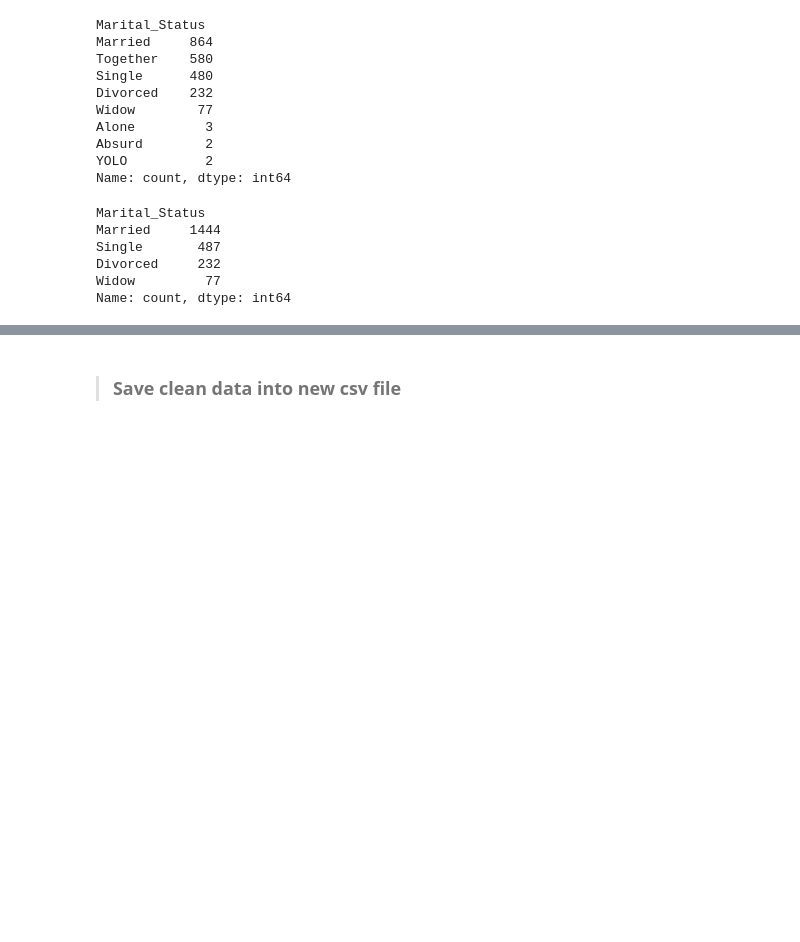
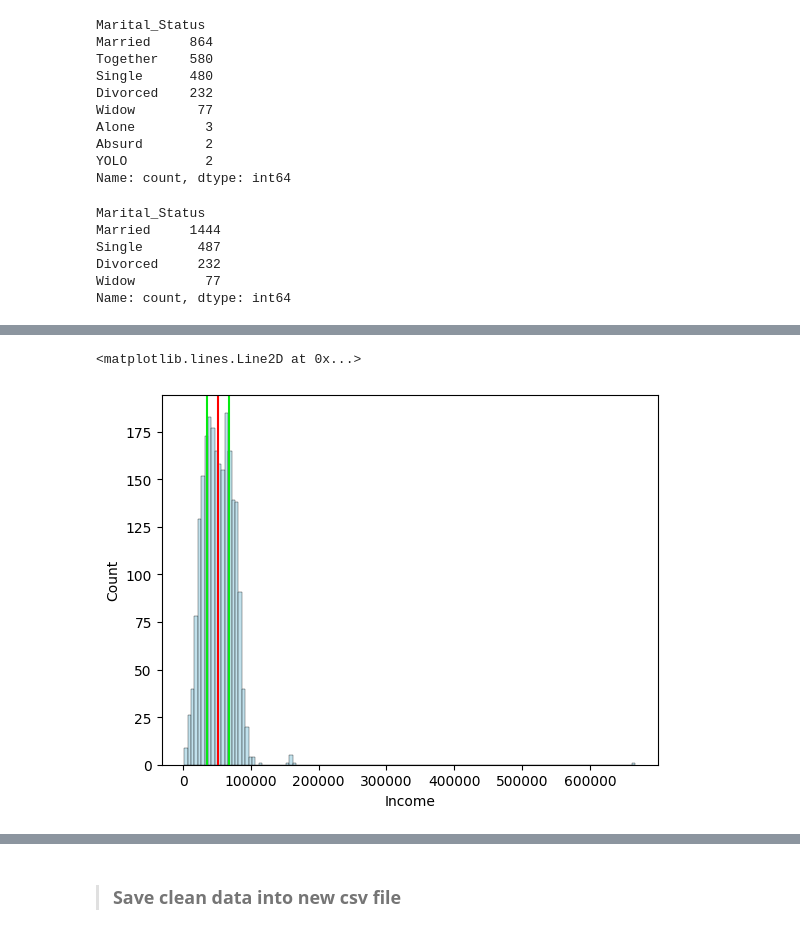
Before and after one commit to fnkhairudin/CapstoneProjectModul2, a Jupyter notebook: notebooks/1.0-fnk-data-prepreation.ipynb, the cells around one changed output, grey strips where cells are left out. Cells and saved outputs as stored; diff of their text form; code cells hidden in the pictures; blank space fills up the shorter version.

```diff
--- a/notebooks/1.0-fnk-data-prepreation.ipynb
+++ b/notebooks/1.0-fnk-data-prepreation.ipynb
@@ -722,11 +695,11 @@ df.head()
 - drop Kidhome column and Teenhome column in order to reduce data rendundancy
 # %%
 # insert new column at index 8
-df.insert(loc = 8,
+df_updated.insert(loc = 8,
           column = 'num_children',
-          value = df['Kidhome'] + df['Teenhome'])
+          value = df_updated['Kidhome'] + df_updated['Teenhome'])
 
-df.head()
+df_updated.head()
 # %% [output]
 |  | ID | Year_Birth | age | Education | Marital_Status | Income | Kidhome | Teenhome | num_children | ... |
 | 0 | 5524 | 1957 | 55 | Graduation | Single | 58138.0 | 0 | 0 | 0 | ... |
@@ -739,10 +712,10 @@ df.head()
 
 - based on article [study levels and degrees](https://www.studera.nu/startpage/higher-education-studies/higher-education-in-sweden/study-levels-and-degrees/), 2n Cycle and Master has the same meaning
 # %%
-df['Education'].replace(to_replace='2n Cycle', value='Master', inplace=True)
+df_updated['Education'].replace(to_replace='2n Cycle', value='Master', inplace=True)
 
 # check unique value in Education column
-df['Education'].unique()
+df_updated['Education'].unique()
 # %% [output]
 array(['Graduation', 'PhD', 'Master', 'Basic'], dtype=object)
 # %% [markdown]
@@ -778,10 +751,10 @@ replace_values = {
                 'Alone' : 'Single'
 }
 
-df['Marital_Status'].replace(replace_values, inplace=True)
+df_updated['Marital_Status'].replace(replace_values, inplace=True)
 
 # check number of each value in marital_status column
-df.Marital_Status.value_counts()
+df_updated.Marital_Status.value_counts()
 # %% [output]
 Marital_Status
 Married     1444
@@ -793,0 +774,29 @@ Name: count, dtype: int64
+# %%
+from scipy.stats import median_abs_deviation
+
+# median of income
+median = df_updated['Income'].median()
+
+# MAD
+MAD = median_abs_deviation(df_updated['Income'])
+
+# get data
+# kde_x, kde_y = lines.get_data()
+
+sns.histplot(df_updated, x='Income', color='lightblue')
+
+plt.axvline(x=median-MAD, color='#05eb10')
+plt.axvline(median, color='red')
+plt.axvline(x=median+MAD, color='#05eb10')
+plt.fill_between(
+    where=(kde_x > df.age.mean() - df.age.std()) & (kde_x < df.age.mean() + df.age.std()),
+    color='yellow',
+    alpha=0.2
+)
+
+# get data
+# kde_x, kde_y = plot.get_data()
+plt.lines
+# %% [output]
+<matplotlib.lines.Line2D at 0x...>
+[figure, added]
```
Also changed, not shown: parts of 40 cells of this notebook.
